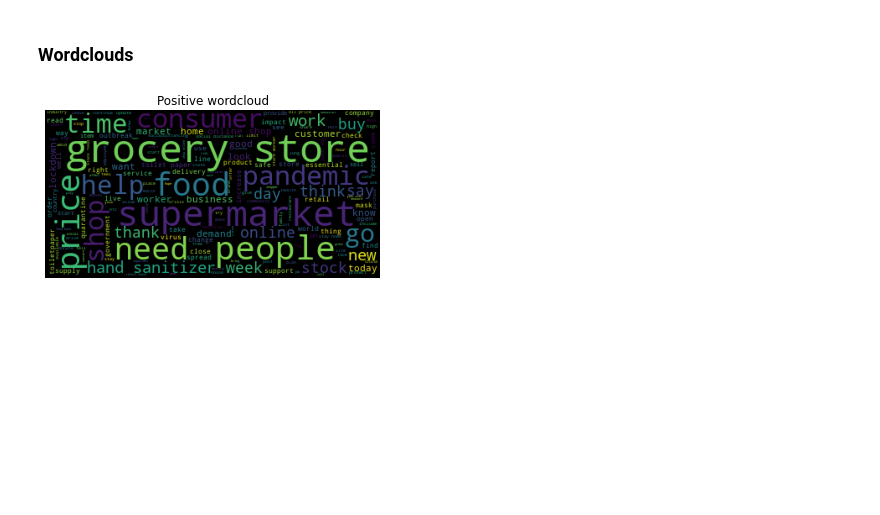
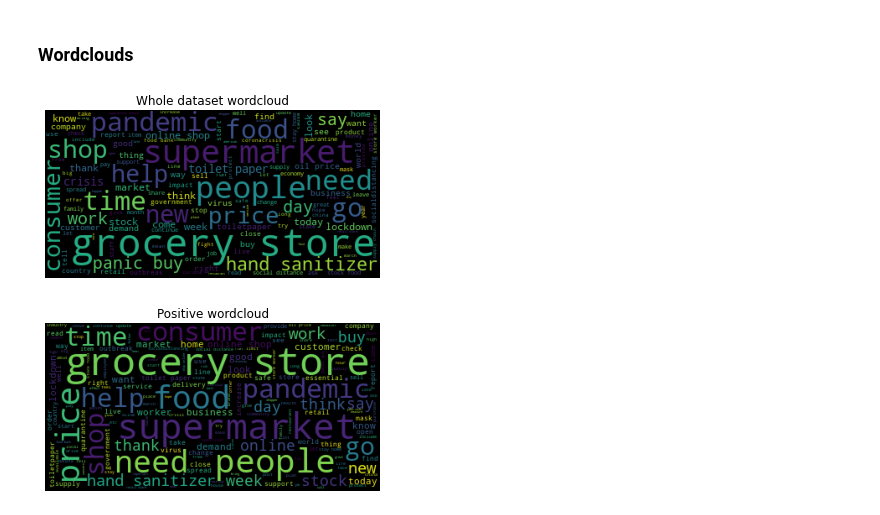
Before and after one commit to steliossid/covid19-classification, a Jupyter notebook: code.ipynb, the cells around one changed output. Saved outputs shown, nothing was run; the diff lists cells and outputs as text; code cells hidden in the pictures; blank space fills up the shorter version.

```diff
--- a/code.ipynb
+++ b/code.ipynb
@@ -198,7 +198,12 @@ plt.show()
 # %%
 def create_wordlist(sentiment):
     wordlist=[]
-    for line in data[data["Sentiment"]==sentiment]["ProcessedTweet"].str.split():
+
+    if sentiment == "whole_dataset":
+      proc_tweet = data["ProcessedTweet"].str.split()
+    else:
+      proc_tweet = data[data["Sentiment"]==sentiment]["ProcessedTweet"].str.split()
+    for line in proc_tweet:
         for word in line:
           wordlist.append(word)
     return wordlist
@@ -207,8 +212,15 @@ def create_wordcloud(sentiment):
     wordcloud = WordCloud().generate(" ".join(words for words in create_wordlist(sentiment)))
     plt.imshow(wordcloud)
     plt.axis("off")
-    plt.title(sentiment + " " + "wordcloud")
+    if sentiment=="whole_dataset":
+      plt.title("Whole dataset wordcloud")
+    else:
+      plt.title(sentiment + " " + "wordcloud")
     plt.show()
+# %%
+create_wordcloud("whole_dataset")
+# %% [output]
+[figure, added]
 # %%
 create_wordcloud("Positive")
 # %% [output]
```
Also changed, not shown: parts of 18 cells of this notebook, 2 other files.
